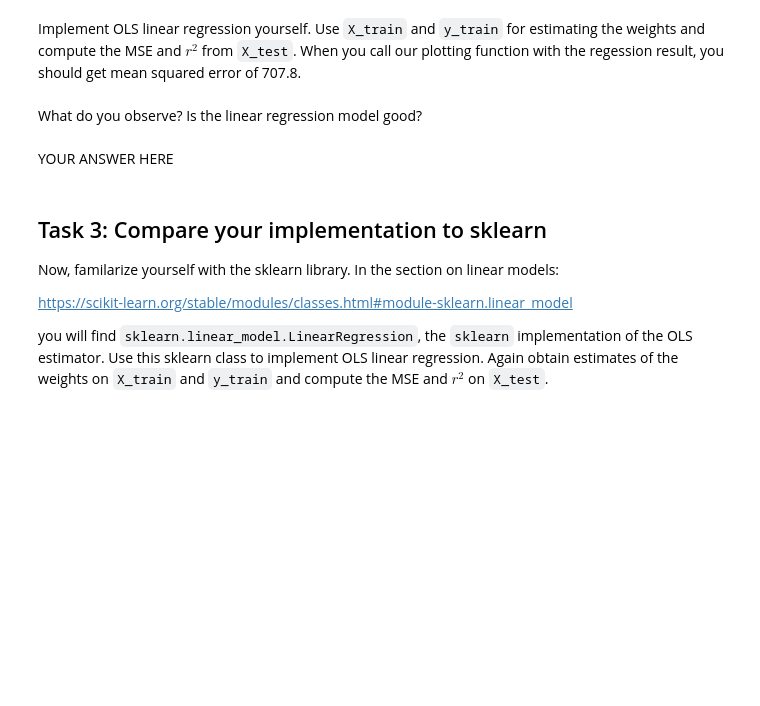
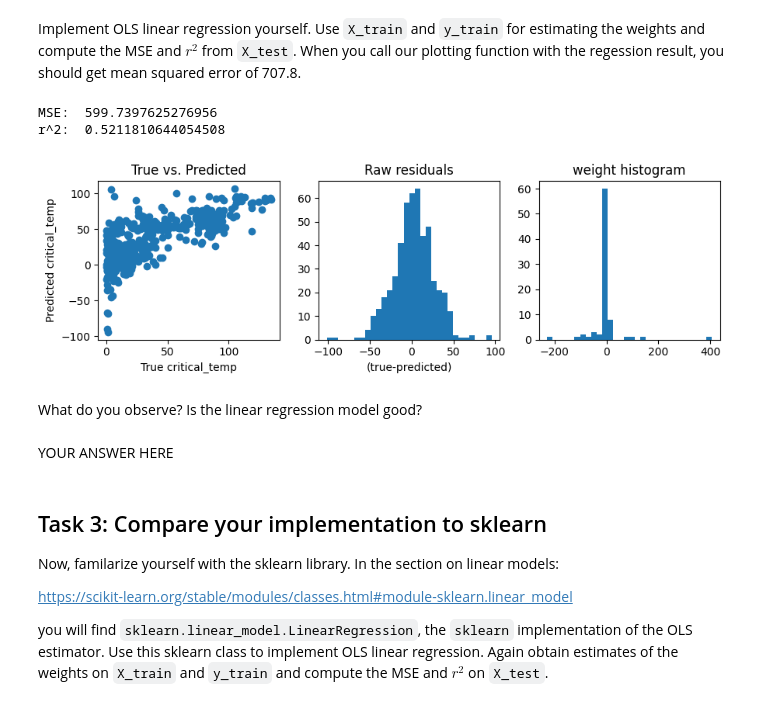
Before and after one commit to PratikHdhameliya/Machine-Learning, a Jupyter notebook: ML-Ex-1.ipynb, the cells around one changed output. Saved outputs shown, nothing was run; the diff lists cells and outputs as text; code cells hidden in the pictures; blank space fills up the shorter version.

```diff
--- a/ML-Ex-1.ipynb
+++ b/ML-Ex-1.ipynb
@@ -198,13 +245,19 @@ def OLS_regression(X_test, X_train, y_train):
     '''
 
     # ---------------- INSERT CODE ----------------------
-    # adjust the data size
-    X_train = np.concatenate((np.ones((X_train.shape[0],1)),X_train),axis = 1)
-    X_test = np.concatenate((np.ones((X_test.shape[0],1)),X_test),axis = 1)
+    # Add a bias term (column of ones) to the feature matrix
+    #X_train = np.concatenate((np.ones((X_train.shape[0],1)),X_train),axis = 1)
+    #X_test = np.concatenate((np.ones((X_test.shape[0],1)),X_test),axis = 1)
+
+    X_train = np.hstack([np.ones((X_train.shape[0], 1)), X_train])
+    X_test=np.hstack([np.ones((X_test.shape[0], 1)), X_test])
+
 
     # Compute the closed form solution
-    XtX_inv = np.linalg.inv(np.dot(X_train.T, X_train))
-    weights = np.dot(np.dot(XtX_inv, X_train.T), y_train)
+    #XtX_inv = np.linalg.inv(np.dot(X_train.T, X_train))
+    #weights = np.dot(np.dot(XtX_inv, X_train.T), y_train)
+
+    weights = np.linalg.inv(X_train.T @ X_train) @ X_train.T @ y_train
 
     # Compute predictions on the test set
     y_pred = np.dot(X_test, weights)
@@ -214,10 +267,12 @@ def OLS_regression(X_test, X_train, y_train):
     return weights, y_pred
 # %%
 # Plots of the results
-
-
-weights, y_pred = OLS_regression(normalized_test_data, normalized_data,y_train_full )
+weights, y_pred = OLS_regression(X_test, X_train, y_train)
 plot_regression_results(y_test, y_pred, weights)
+# %% [output]
+MSE:  599.7397625276956
+r^2:  0.5211810644054508
+[figure, added]
 # %% [markdown]
 What do you observe? Is the linear regression model good?
 # %% [markdown]
```
Also changed, not shown: parts of 30 cells of this notebook, 1 other file.
